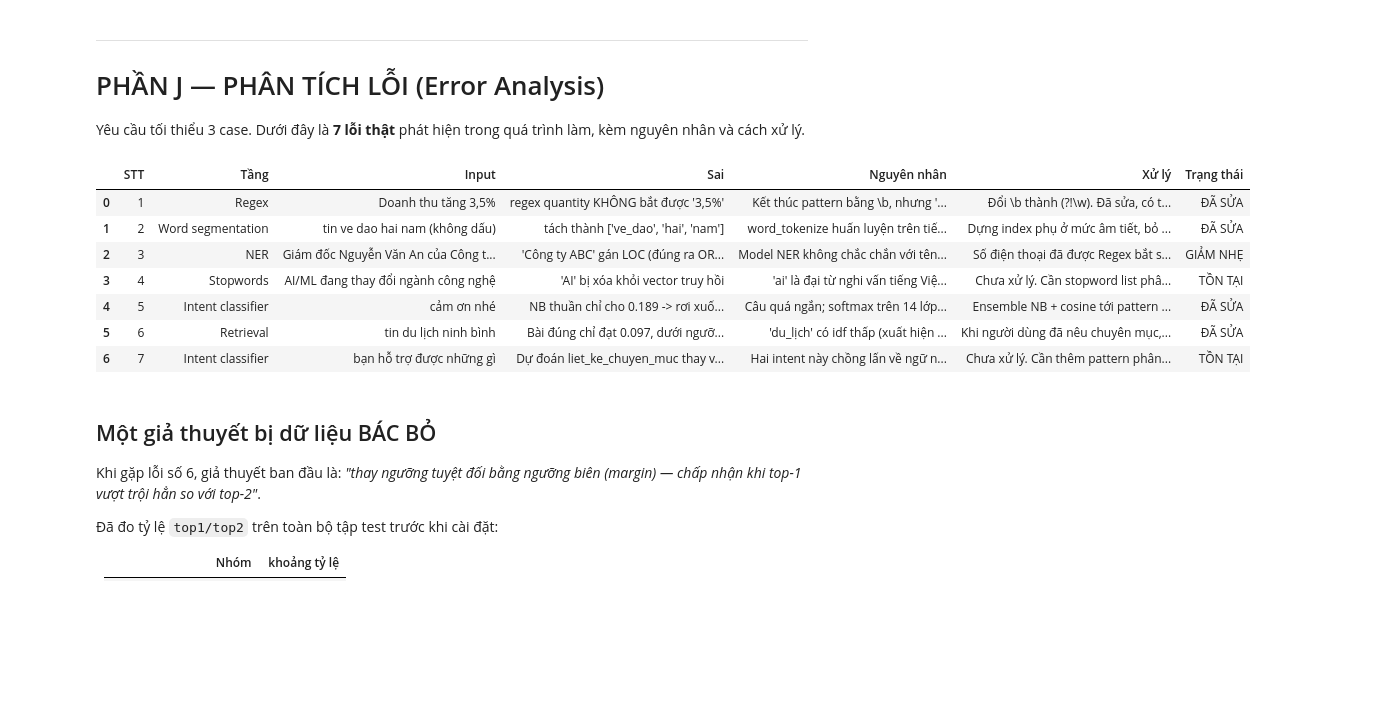
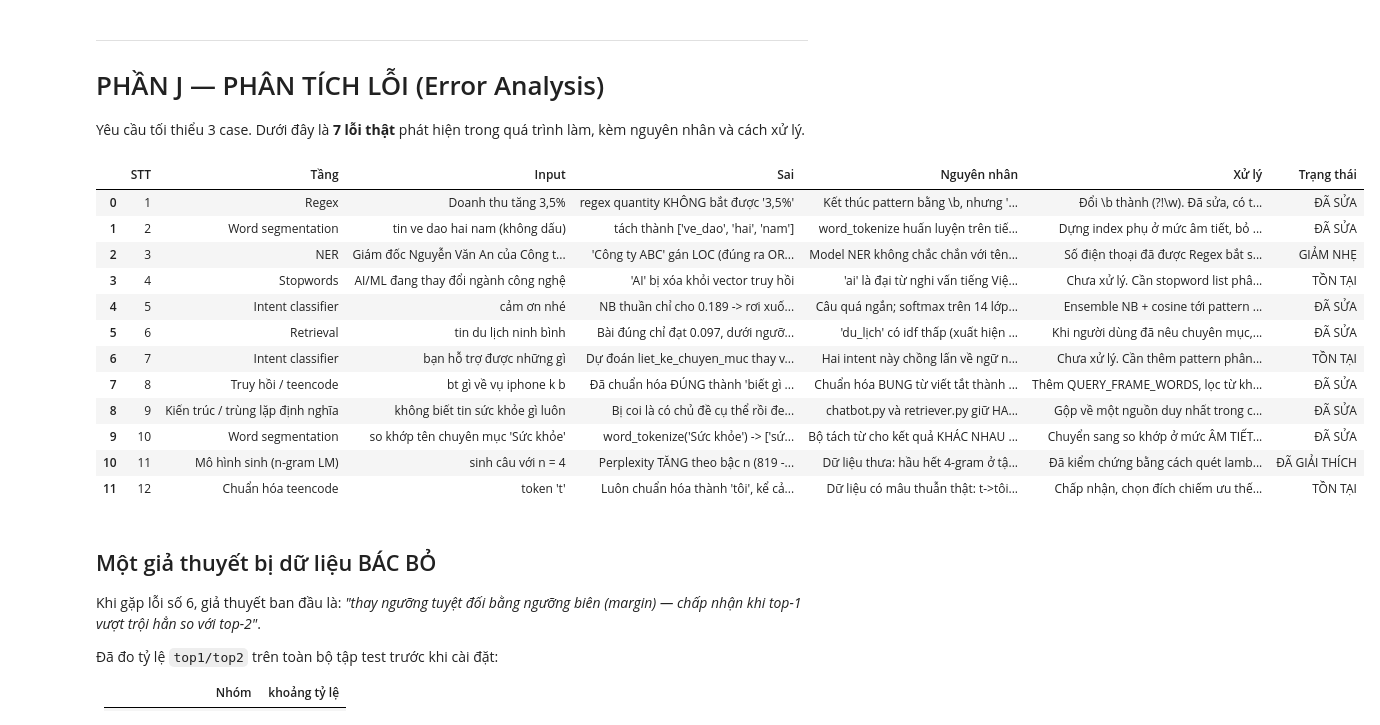
Before and after one commit to jessiicamaru/nlp-chat-bot, a Jupyter notebook: notebooks/FinalProject_Chatbot_23IT036.ipynb, the cells around one changed output. Drawn from its saved outputs; the diff is of its cells as text; code cells hidden in the pictures; blank space fills up the shorter version.

```diff
--- a/notebooks/FinalProject_Chatbot_23IT036.ipynb
+++ b/notebooks/FinalProject_Chatbot_23IT036.ipynb
@@ -624,0 +753,6 @@ sai; nay chúng đi qua index âm tiết và khớp đúng.
+# %%
+# Đo trực tiếp hiện tượng pha loãng
+for q in ["giá iphone", "biết gì về vụ iphone không bạn"]:
+    res = retriever.search(q, top_k=1, min_score=0.0)
+    print(f"{res[0].score:.3f}   {q!r}")
+print("\nNgưỡng chấp nhận = 0.12 -> câu thứ hai TRƯỢT dù cùng ý định.")
@@ -802,33 +1131,83 @@ error_analysis = pd.DataFrame([
     },
     {
         "STT": 6,
         "Tầng": "Retrieval",
         "Input": "tin du lịch ninh bình",
         "Sai": "Bài đúng chỉ đạt 0.097, dưới ngưỡng toàn cục 0.12",
         "Nguyên nhân": "'du_lịch' có idf thấp (xuất hiện ở 72 bài); query chỉ 2 token nội dung; bài dài làm loãng vector",
         "Xử lý": "Khi người dùng đã nêu chuyên mục, tập ứng viên co lại -> dùng ngưỡng thấp hơn (0.6 x ngưỡng gốc)",
         "Trạng thái": "ĐÃ SỬA",
     },
     {
         "STT": 7,
         "Tầng": "Intent classifier",
         "Input": "bạn hỗ trợ được những gì",
         "Sai": "Dự đoán liet_ke_chuyen_muc thay vì huong_dan",
         "Nguyên nhân": "Hai intent này chồng lấn về ngữ nghĩa; cả hai đều hỏi 'bot có gì'",
         "Xử lý": "Chưa xử lý. Cần thêm pattern phân biệt hoặc gộp hai intent",
         "Trạng thái": "TỒN TẠI",
     },
+    {
+        "STT": 8,
+        "Tầng": "Truy hồi / teencode",
+        "Input": "bt gì về vụ iphone k b",
+        "Sai": "Đã chuẩn hóa ĐÚNG thành 'biết gì về vụ iphone không bạn' nhưng vẫn fallback",
+        "Nguyên nhân": "Chuẩn hóa BUNG từ viết tắt thành từ đầy đủ -> thêm token khung vào câu. Vector query chuẩn hóa L2 nên mỗi token thừa chia bớt trọng số token quan trọng: 'giá iphone' đạt 0.167 nhưng 'biết gì về vụ iphone không bạn' chỉ 0.100",
+        "Xử lý": "Thêm QUERY_FRAME_WORDS, lọc từ khung câu hỏi trước khi dựng vector truy hồi",
+        "Trạng thái": "ĐÃ SỬA",
+    },
+    {
+        "STT": 9,
+        "Tầng": "Kiến trúc / trùng lặp định nghĩa",
+        "Input": "không biết tin sức khỏe gì luôn",
+        "Sai": "Bị coi là có chủ đề cụ thể rồi đem đi tìm kiếm và trượt",
+        "Nguyên nhân": "chatbot.py và retriever.py giữ HAI danh sách từ khung riêng, và chúng đã lệch nhau: 'biết' có ở bên retriever nhưng thiếu ở chatbot",
+        "Xử lý": "Gộp về một nguồn duy nhất trong config.py. Bài học: một khái niệm không được có hai định nghĩa ở hai nơi",
+        "Trạng thái": "ĐÃ SỬA",
+    },
+    {
+        "STT": 10,
+        "Tầng": "Word segmentation",
+        "Input": "so khớp tên chuyên mục 'Sức khỏe'",
+        "Sai": "word_tokenize('Sức khỏe') -> ['sức','khỏe'] nhưng word_tokenize('...tin sức khỏe gì luôn') -> ['sức_khỏe']",
+        "Nguyên nhân": "Bộ tách từ cho kết quả KHÁC NHAU cho cùng một cụm tùy ngữ cảnh xung quanh, nên phép so 'sức_khỏe' thuộc {'sức','khỏe'} luôn sai",
+        "Xử lý": "Chuyển sang so khớp ở mức ÂM TIẾT (tách theo '_') thay vì so nguyên token",
+        "Trạng thái": "ĐÃ SỬA",
+    },
+    {
+        "STT": 11,
+        "Tầng": "Mô hình sinh (n-gram LM)",
+        "Input": "sinh câu với n = 4",
+        "Sai": "Perplexity TĂNG theo bậc n (819 -> 1.951 -> 5.911), ngược trực giác",
+        "Nguyên nhân": "Dữ liệu thưa: hầu hết 4-gram ở tập test chưa từng thấy nên thành phần bậc cao = 0, công thức nội suy nhân thêm (1-lambda) ở MỖI lần lùi bậc -> phạt 0,09 lần",
+        "Xử lý": "Đã kiểm chứng bằng cách quét lambda: hạ 0,9 -> 0,3 làm perplexity n=4 giảm 54 lần. Kết luận: với dữ liệu này bigram là điểm dừng; muốn n cao hơn phải đổi sang Kneser-Ney",
+        "Trạng thái": "ĐÃ GIẢI THÍCH",
+    },
+    {
+        "STT": 12,
+        "Tầng": "Chuẩn hóa teencode",
+        "Input": "token 't'",
+        "Sai": "Luôn chuẩn hóa thành 'tôi', kể cả khi câu vốn nói 'tao'",
+        "Nguyên nhân": "Dữ liệu có mâu thuẫn thật: t->tôi (889 lần) vs t->tao (132 lần). Chuẩn hóa ở mức từ đơn lẻ, không xét ngữ cảnh",
+        "Xử lý": "Chấp nhận, chọn đích chiếm ưu thế. Muốn đúng phải dùng mô hình seq2seq có ngữ cảnh - ngoài phạm vi đồ án",
+        "Trạng thái": "TỒN TẠI",
+    },
 ])
 error_analysis
 # %% [output]
 |  | STT | Tầng | Input | Sai | Nguyên nhân | Xử lý | Trạng thái |
 | 0 | 1 | Regex | Doanh thu tăng 3,5% | regex quantity KHÔNG bắt được '3,5%' | Kết thúc pattern bằng \b, nhưng '... | Đổi \b thành (?!\w). Đã sửa, có t... | ĐÃ SỬA |
 | 1 | 2 | Word segmentation | tin ve dao hai nam (không dấu) | tách thành ['ve_dao', 'hai', 'nam'] | word_tokenize huấn luyện trên tiế... | Dựng index phụ ở mức âm tiết, bỏ ... | ĐÃ SỬA |
 | 2 | 3 | NER | Giám đốc Nguyễn Văn An của Công t... | 'Công ty ABC' gán LOC (đúng ra OR... | Model NER không chắc chắn với tên... | Số điện thoại đã được Regex bắt s... | GIẢM NHẸ |
 | 3 | 4 | Stopwords | AI/ML đang thay đổi ngành công nghệ | 'AI' bị xóa khỏi vector truy hồi | 'ai' là đại từ nghi vấn tiếng Việ... | Chưa xử lý. Cần stopword list phâ... | TỒN TẠI |
 | 4 | 5 | Intent classifier | cảm ơn nhé | NB thuần chỉ cho 0.189 -> rơi xuố... | Câu quá ngắn; softmax trên 14 lớp... | Ensemble NB + cosine tới pattern ... | ĐÃ SỬA |
 | 5 | 6 | Retrieval | tin du lịch ninh bình | Bài đúng chỉ đạt 0.097, dưới ngưỡ... | 'du_lịch' có idf thấp (xuất hiện ... | Khi người dùng đã nêu chuyên mục,... | ĐÃ SỬA |
 | 6 | 7 | Intent classifier | bạn hỗ trợ được những gì | Dự đoán liet_ke_chuyen_muc thay v... | Hai intent này chồng lấn về ngữ n... | Chưa xử lý. Cần thêm pattern phân... | TỒN TẠI |
+| 7 | 8 | Truy hồi / teencode | bt gì về vụ iphone k b | Đã chuẩn hóa ĐÚNG thành 'biết gì ... | Chuẩn hóa BUNG từ viết tắt thành ... | Thêm QUERY_FRAME_WORDS, lọc từ kh... | ĐÃ SỬA |
+| 8 | 9 | Kiến trúc / trùng lặp định nghĩa | không biết tin sức khỏe gì luôn | Bị coi là có chủ đề cụ thể rồi đe... | chatbot.py và retriever.py giữ HA... | Gộp về một nguồn duy nhất trong c... | ĐÃ SỬA |
+| 9 | 10 | Word segmentation | so khớp tên chuyên mục 'Sức khỏe' | word_tokenize('Sức khỏe') -> ['sứ... | Bộ tách từ cho kết quả KHÁC NHAU ... | Chuyển sang so khớp ở mức ÂM TIẾT... | ĐÃ SỬA |
+| 10 | 11 | Mô hình sinh (n-gram LM) | sinh câu với n = 4 | Perplexity TĂNG theo bậc n (819 -... | Dữ liệu thưa: hầu hết 4-gram ở tậ... | Đã kiểm chứng bằng cách quét lamb... | ĐÃ GIẢI THÍCH |
+| 11 | 12 | Chuẩn hóa teencode | token 't' | Luôn chuẩn hóa thành 'tôi', kể cả... | Dữ liệu có mâu thuẫn thật: t->tôi... | Chấp nhận, chọn đích chiếm ưu thế... | TỒN TẠI |
 # %% [markdown]
 ## Một giả thuyết bị dữ liệu BÁC BỎ
 
```
Also changed, not shown: parts of 22 cells of this notebook, 5 other files.
